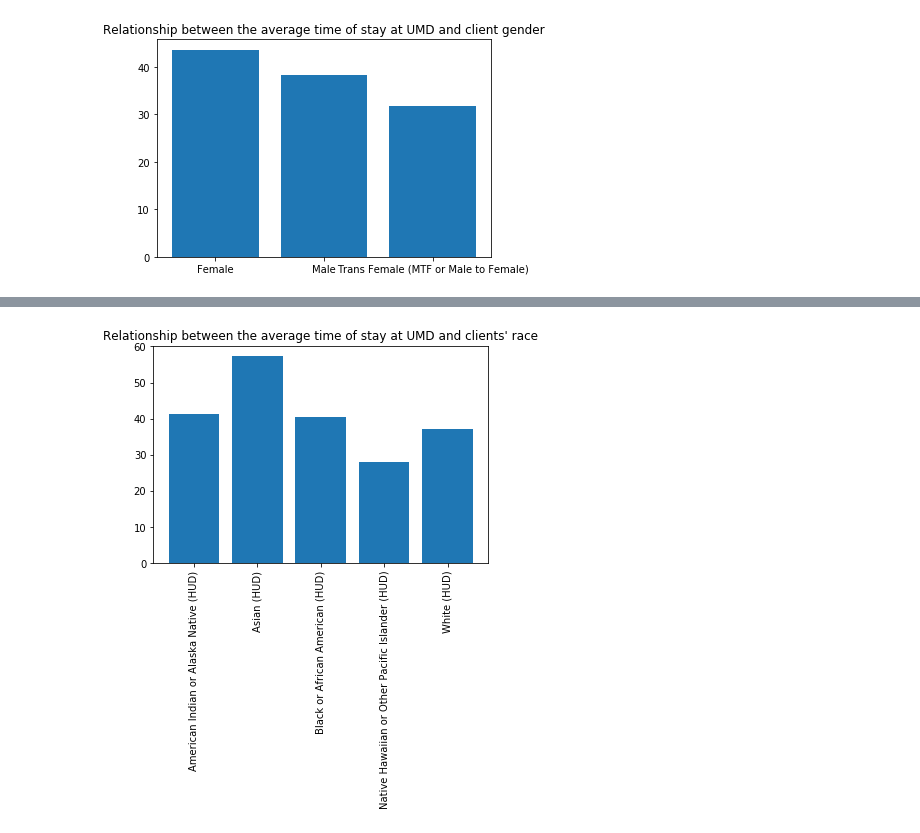
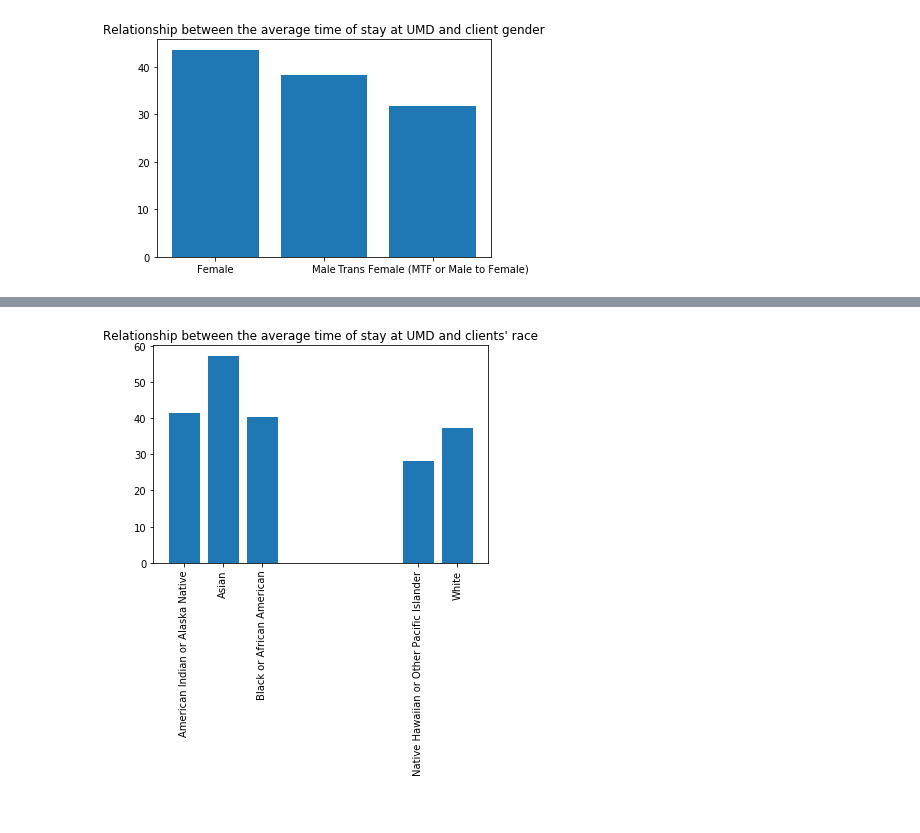
Before and after one commit to jvazquez2/bios611-projects-fall-2019-OSylli, a Jupyter notebook: project_3/scripts/Project_3_PythonScript.ipynb, the cells around one changed output, grey strips where cells are left out. Saved outputs shown, nothing was run; the diff lists cells and outputs as text; code cells hidden in the pictures.

```diff
--- a/project_3/scripts/Project_3_PythonScript.ipynb
+++ b/project_3/scripts/Project_3_PythonScript.ipynb
@@ -80,7 +80,7 @@ savefig("Q2_Relationship between the average time of stay at UMD and client gend
 [figure]
 # %%
 # Relationship between the duration of stay at UMD and Client Race
-race_record = {'Race':[], 'Count':[], 'AVE_duration':[]}
+race_record = {'Race':[], 'Count':[], 'AVE_duration':[], 'Number':[]}
 
 for value, sub_df in record.groupby('Client Primary Race'):
     tmp_ave = sub_df['Duration (Days)'].mean()
@@ -88,6 +88,7 @@ for value, sub_df in record.groupby('Client Primary Race'):
     race_record['Count'].append(sub_df['Duration (Days)'].count())
     race_record['AVE_duration'].append(tmp_ave)
 
+race_record["Number"] = [0,1,2,3,4,5,6,7]
 race_record = pd.DataFrame(race_record)
 race_record = race_record.drop(5,axis=0) # drop the row in which "Data not collected" is recorded
 race_record = race_record.drop(4,axis=0) # drop the row in which "Client refused" is recorded
@@ -104,11 +105,12 @@ race_record
 # %%
 import matplotlib.pyplot as plt
 from matplotlib.pyplot import savefig
-race = race_record['Race']
 
-plt.bar(race_record['Race'],race_record['Count'])
+LABELS = ["American Indian or Alaska Native","Asian","Black or African American","Native Hawaiian or Other Pacific Islander","White"]
+
+plt.bar(race_record['Number'],race_record['Count'])
 plt.title('Relationship between the total number of entry and clients\' race')
-plt.xticks(race,rotation=90)
+plt.xticks(race_record['Number'],LABELS,rotation=90)
 
 savefig("Q2_Relationship between the total number of entry and clients\' race.png", bbox_inches = 'tight')
 # %% [output]
@@ -116,12 +118,15 @@ savefig("Q2_Relationship between the total number of entry and clients\' race.pn
 # %%
 import matplotlib.pyplot as plt
 from matplotlib.pyplot import savefig
-race = race_record['Race']
+#race = [0,1,2,6,7]
 
-plt.bar(race_record['Race'],race_record['AVE_duration'])
+LABELS = ["American Indian or Alaska Native","Asian","Black or African American","Native Hawaiian or Other Pacific Islander","White"]
+
+
+plt.bar(race_record['Number'],race_record['AVE_duration'])
 plt.title('Relationship between the average time of stay at UMD and clients\' race')
-plt.xticks(race,rotation=90)
+plt.xticks(race_record['Number'],LABELS,rotation=90)
 
 savefig("Q2_Relationship between the average time of stay at UMD and clients\' race.png", bbox_inches = 'tight')
 # %% [output]
-[figure, old version]
+[figure, new version]
```
Also changed, not shown: parts of 2 cells of this notebook, 2 other files.
